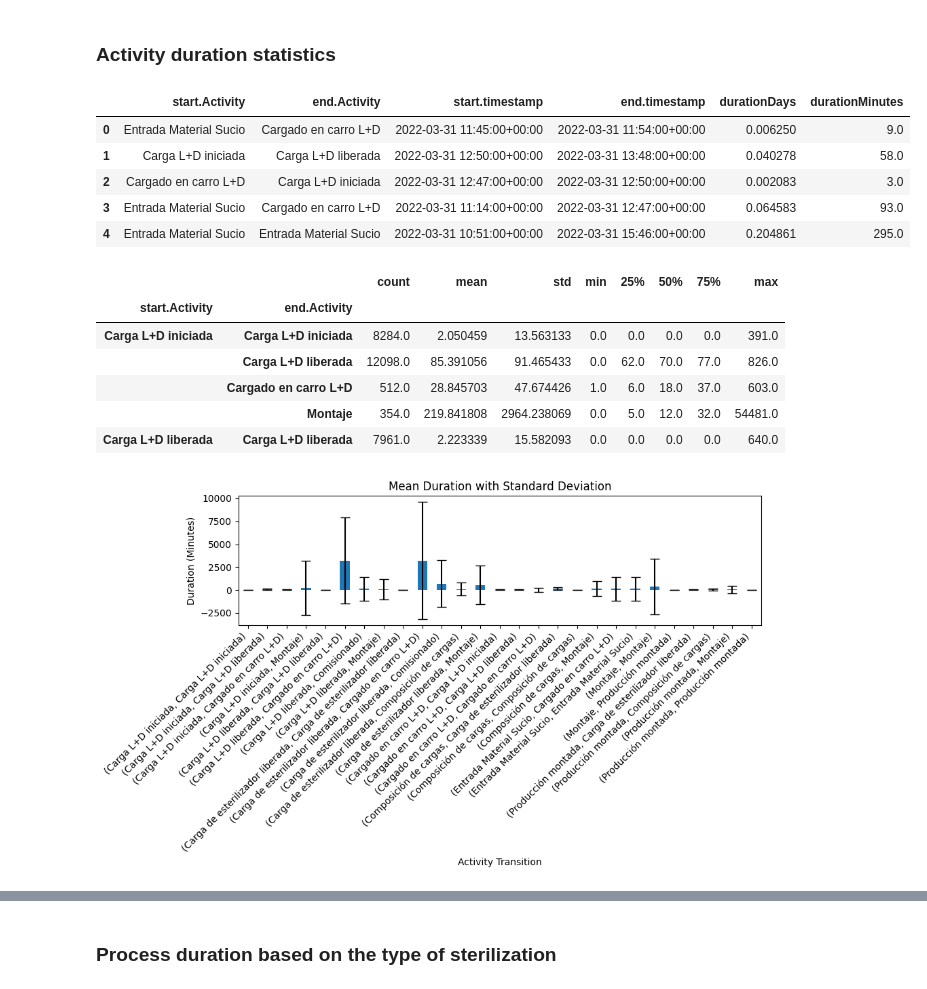
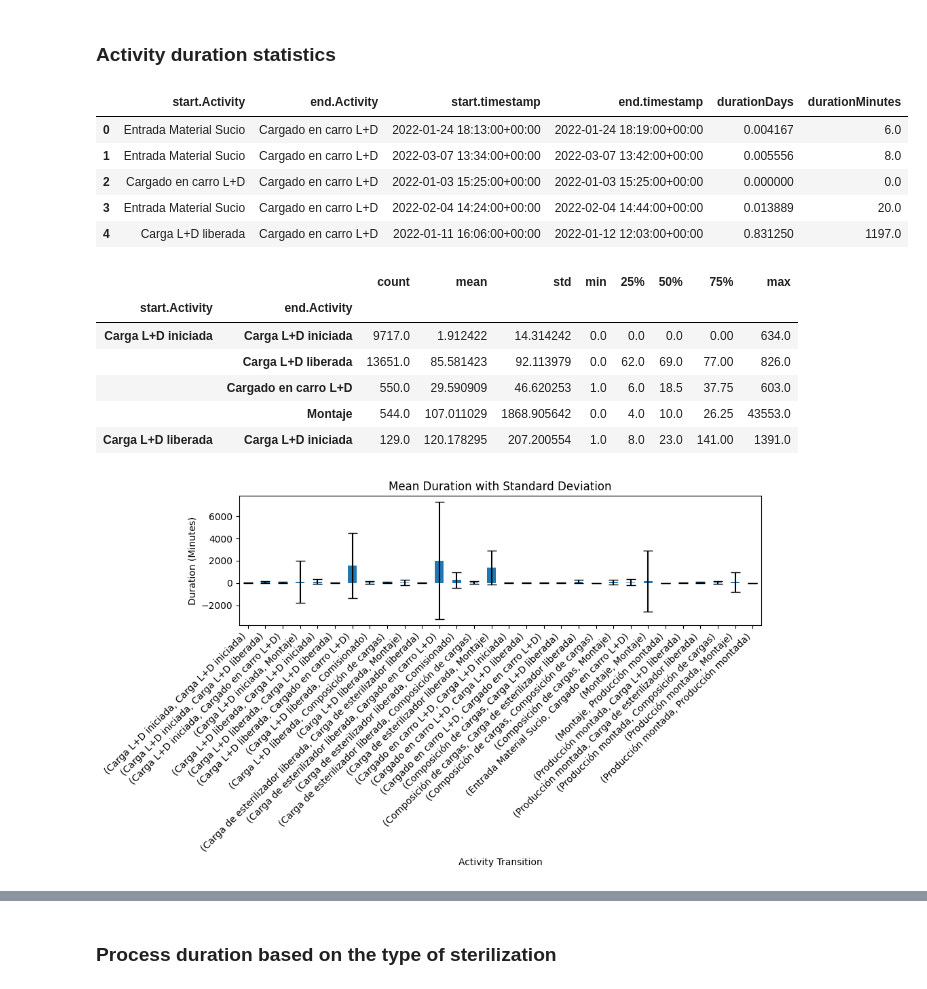
Before and after one commit to abu-sbeit/bdma-thesis, a Jupyter notebook: python/process-data.ipynb, the cells around one changed output, grey strips where cells are left out. Cells and saved outputs as stored; diff of their text form; code cells hidden in the pictures.

```diff
--- a/python/process-data.ipynb
+++ b/python/process-data.ipynb
@@ -9,7 +9,7 @@ from neo4j import GraphDatabase
 # %% [markdown]
 ## Connect to Neo4J database
 # %%
-driver = GraphDatabase.driver("bolt://localhost:7687", auth=("neo4j", "Neo4J1234"))
+driver = GraphDatabase.driver("bolt://localhost:7687", auth=("neo4j", "Croma2023"))
 session = driver.session()
 # %% [markdown]
 ## Extractions
@@ -55,39 +62,39 @@ dataframe.to_csv(csv_file_path, index=False)
 # %% [markdown]
 ### Activity duration statistics
 # %%
-query = f'''match (e:Entity)<-[:HAS_RUN]-(r:Run)
+query = f'''match (r:Run)
 match (start:Event) - [:OBSERVED] -> (c:Class )
 match (end:Event) - [:OBSERVED] -> (c2:Class )
 match (start) - [:CORR] -> (r)
 match (end) - [:CORR] -> (r)
 match (start) - [:DF] -> (end)
 match (c) - [df:DF_C] ->(c2)
 where df.count > 100
 return start.Activity, end.Activity, start.timestamp, end.timestamp'''
 frame = pd.DataFrame(session.run(query).data())
 frame['start.timestamp'] = pd.to_datetime(frame['start.timestamp'], format='%Y-%m-%dT%H:%M:%S.%f%z')
 frame['end.timestamp'] = pd.to_datetime(frame['end.timestamp'], format='%Y-%m-%dT%H:%M:%S.%f%z')
 frame['durationDays'] = (frame['end.timestamp'] - frame['start.timestamp']).dt.total_seconds() / 60 / 60 / 24
 frame['durationMinutes'] = (frame['end.timestamp'] - frame['start.timestamp']).dt.total_seconds() / 60
 frame.head()
 # %% [output]
 |  | start.Activity | end.Activity | start.timestamp | end.timestamp | durationDays | durationMinutes |
-| 0 | Entrada Material Sucio | Cargado en carro L+D | 2022-03-31 11:45:00+00:00 | 2022-03-31 11:54:00+00:00 | 0.006250 | 9.0 |
-| 1 | Carga L+D iniciada | Carga L+D liberada | 2022-03-31 12:50:00+00:00 | 2022-03-31 13:48:00+00:00 | 0.040278 | 58.0 |
-| 2 | Cargado en carro L+D | Carga L+D iniciada | 2022-03-31 12:47:00+00:00 | 2022-03-31 12:50:00+00:00 | 0.002083 | 3.0 |
-| 3 | Entrada Material Sucio | Cargado en carro L+D | 2022-03-31 11:14:00+00:00 | 2022-03-31 12:47:00+00:00 | 0.064583 | 93.0 |
-| 4 | Entrada Material Sucio | Entrada Material Sucio | 2022-03-31 10:51:00+00:00 | 2022-03-31 15:46:00+00:00 | 0.204861 | 295.0 |
+| 0 | Entrada Material Sucio | Cargado en carro L+D | 2022-01-24 18:13:00+00:00 | 2022-01-24 18:19:00+00:00 | 0.004167 | 6.0 |
+| 1 | Entrada Material Sucio | Cargado en carro L+D | 2022-03-07 13:34:00+00:00 | 2022-03-07 13:42:00+00:00 | 0.005556 | 8.0 |
+| 2 | Cargado en carro L+D | Cargado en carro L+D | 2022-01-03 15:25:00+00:00 | 2022-01-03 15:25:00+00:00 | 0.000000 | 0.0 |
+| 3 | Entrada Material Sucio | Cargado en carro L+D | 2022-02-04 14:24:00+00:00 | 2022-02-04 14:44:00+00:00 | 0.013889 | 20.0 |
+| 4 | Carga L+D liberada | Cargado en carro L+D | 2022-01-11 16:06:00+00:00 | 2022-01-12 12:03:00+00:00 | 0.831250 | 1197.0 |
 # %%
 grouped = frame.groupby(['start.Activity', 'end.Activity'])['durationMinutes'].describe()
 grouped.head()
 # %% [output]
 |  |  | count | mean | std | min | 25% | 50% | 75% | max |
 | start.Activity | end.Activity |  |  |  |  |  |  |  |  |
-| Carga L+D iniciada | Carga L+D iniciada | 8284.0 | 2.050459 | 13.563133 | 0.0 | 0.0 | 0.0 | 0.0 | 391.0 |
-|  | Carga L+D liberada | 12098.0 | 85.391056 | 91.465433 | 0.0 | 62.0 | 70.0 | 77.0 | 826.0 |
-|  | Cargado en carro L+D | 512.0 | 28.845703 | 47.674426 | 1.0 | 6.0 | 18.0 | 37.0 | 603.0 |
-|  | Montaje | 354.0 | 219.841808 | 2964.238069 | 0.0 | 5.0 | 12.0 | 32.0 | 54481.0 |
-| Carga L+D liberada | Carga L+D liberada | 7961.0 | 2.223339 | 15.582093 | 0.0 | 0.0 | 0.0 | 0.0 | 640.0 |
+| Carga L+D iniciada | Carga L+D iniciada | 9717.0 | 1.912422 | 14.314242 | 0.0 | 0.0 | 0.0 | 0.00 | 634.0 |
+|  | Carga L+D liberada | 13651.0 | 85.581423 | 92.113979 | 0.0 | 62.0 | 69.0 | 77.00 | 826.0 |
+|  | Cargado en carro L+D | 550.0 | 29.590909 | 46.620253 | 1.0 | 6.0 | 18.5 | 37.75 | 603.0 |
+|  | Montaje | 544.0 | 107.011029 | 1868.905642 | 0.0 | 4.0 | 10.0 | 26.25 | 43553.0 |
+| Carga L+D liberada | Carga L+D iniciada | 129.0 | 120.178295 | 207.200554 | 1.0 | 8.0 | 23.0 | 141.00 | 1391.0 |
 # %%
 
 # Plotting mean with error bars (standard deviation)
@@ -100,7 +107,7 @@ plt.xticks(rotation=45, ha='right')
 plt.tight_layout()
 plt.show()
 # %% [output]
-[figure, old version]
+[figure, new version]
 # %%
 start_activities = grouped.index.get_level_values('start.Activity').unique()
 
```
Also changed, not shown: parts of 18 cells of this notebook.
